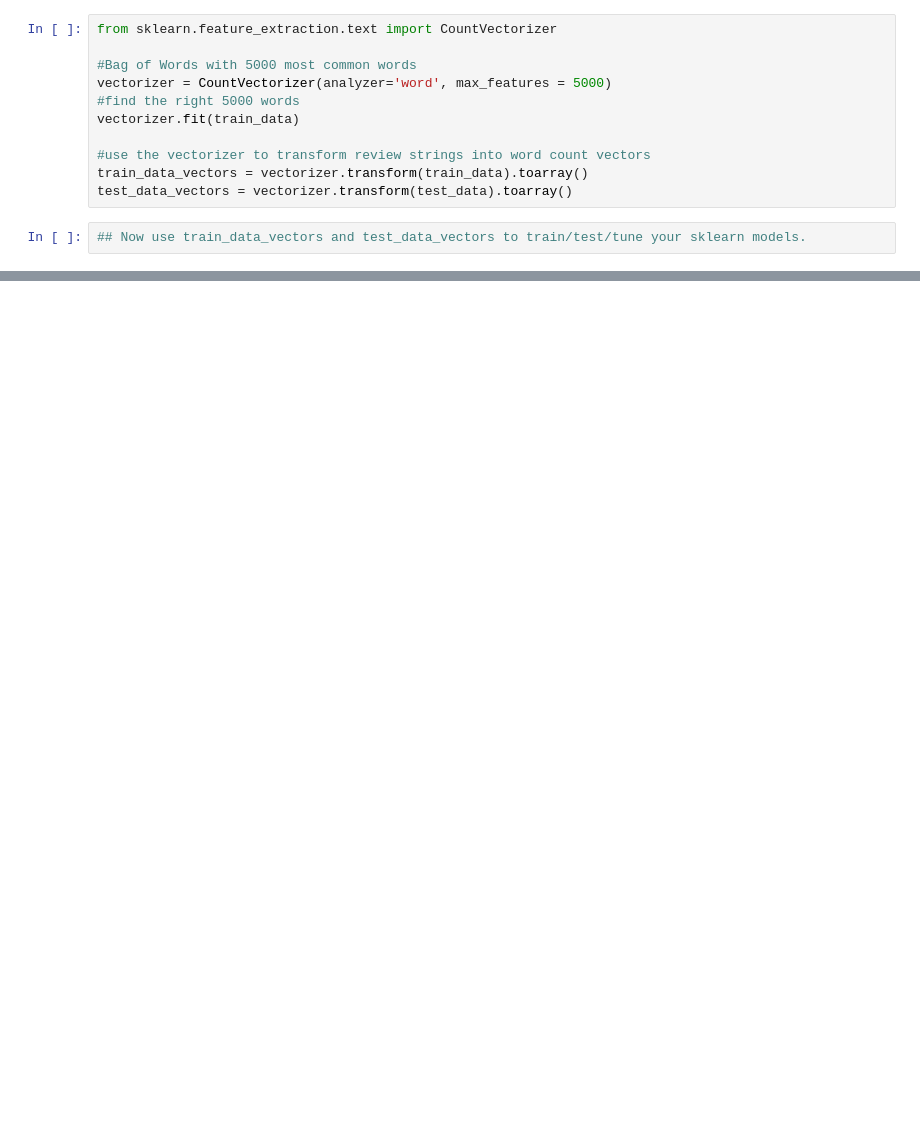
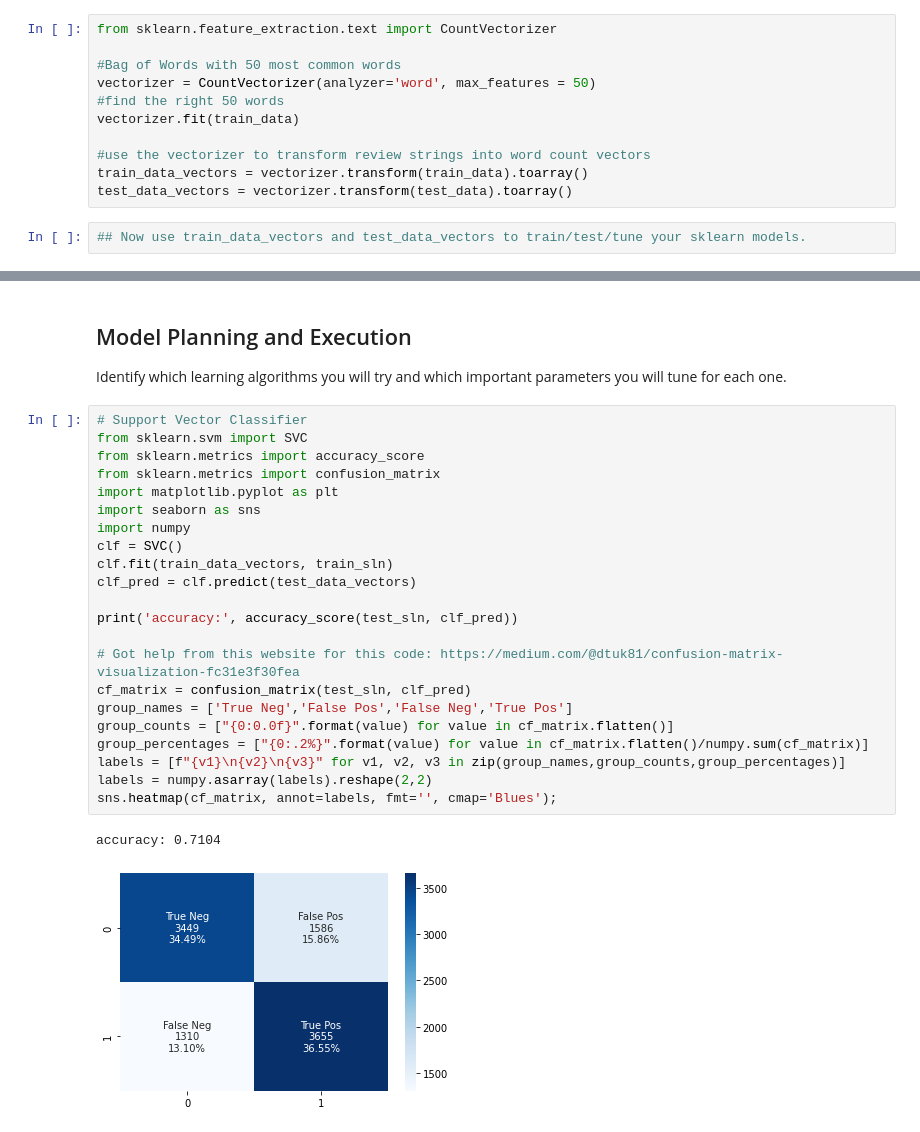
Before and after one commit to mpozzini/CS167-Project-2, a Jupyter notebook: Project_2_NLP.ipynb, the cells around one changed output, grey strips where cells are left out. Drawn from its saved outputs; the diff is of its cells as text; blank space fills up the shorter version.

```diff
--- a/Project_2_NLP.ipynb
+++ b/Project_2_NLP.ipynb
@@ -97,9 +144,9 @@ train_data, test_data, train_sln, test_sln = \
 # %%
 from sklearn.feature_extraction.text import CountVectorizer
 
-#Bag of Words with 5000 most common words
-vectorizer = CountVectorizer(analyzer='word', max_features = 5000)
-#find the right 5000 words
+#Bag of Words with 50 most common words
+vectorizer = CountVectorizer(analyzer='word', max_features = 50)
+#find the right 50 words
 vectorizer.fit(train_data)
 
 #use the vectorizer to transform review strings into word count vectors
@@ -109,0 +160,28 @@ test_data_vectors = vectorizer.transform(test_data).toarray()
+# %% [markdown]
+## Model Planning and Execution
+Identify which learning algorithms you will try and which important parameters you will tune for each one.
+# %%
+# Support Vector Classifier
+from sklearn.svm import SVC
+from sklearn.metrics import accuracy_score
+from sklearn.metrics import confusion_matrix
+import matplotlib.pyplot as plt
+import seaborn as sns
+import numpy
+clf = SVC()
+clf.fit(train_data_vectors, train_sln)
+clf_pred = clf.predict(test_data_vectors)
+
+print('accuracy:', accuracy_score(test_sln, clf_pred))
+
+# Got help from this website for this code: https://medium.com/@dtuk81/confusion-matrix-visualization-fc31e3f30fea
+cf_matrix = confusion_matrix(test_sln, clf_pred)
+group_names = ['True Neg','False Pos','False Neg','True Pos']
+group_counts = ["{0:0.0f}".format(value) for value in cf_matrix.flatten()]
+group_percentages = ["{0:.2%}".format(value) for value in cf_matrix.flatten()/numpy.sum(cf_matrix)]
+labels = [f"{v1}\n{v2}\n{v3}" for v1, v2, v3 in zip(group_names,group_counts,group_percentages)]
+labels = numpy.asarray(labels).reshape(2,2)
+sns.heatmap(cf_matrix, annot=labels, fmt='', cmap='Blues');
+# %% [output]
+accuracy: 0.7104
+[figure, added]
```
Also changed, not shown: parts of 21 cells of this notebook.
